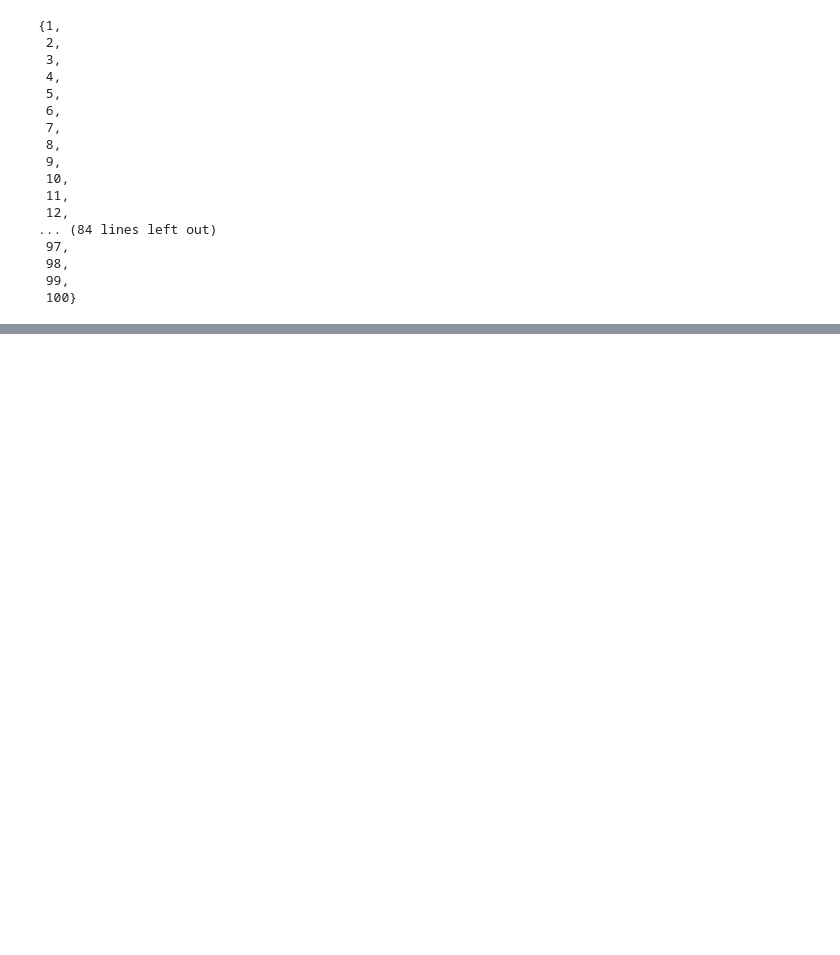
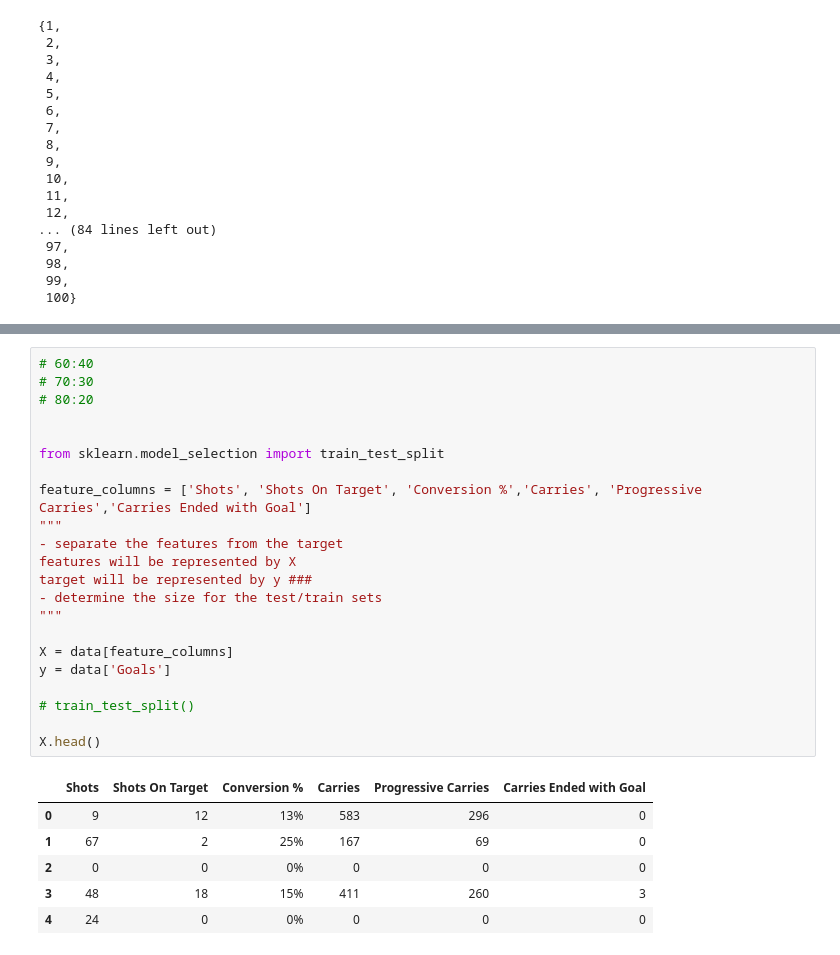
Before and after one commit to MarwaBrian/MockPhase1, a Jupyter notebook: statistics/stats.ipynb, the cells around one changed output, grey strips where cells are left out. Cells and saved outputs as stored; diff of their text form; blank space fills up the shorter version.

Commit message:
splitting using train_test_split

```diff
--- a/statistics/stats.ipynb
+++ b/statistics/stats.ipynb
@@ -110,0 +173,29 @@ universal_set
+# %%
+# 60:40
+# 70:30
+# 80:20
+
+
+from sklearn.model_selection import train_test_split
+
+feature_columns = ['Shots', 'Shots On Target', 'Conversion %','Carries', 'Progressive Carries','Carries Ended with Goal']
+"""
+- separate the features from the target
+features will be represented by X
+target will be represented by y ###
+- determine the size for the test/train sets
+"""
+
+X = data[feature_columns]
+y = data['Goals']
+
+# train_test_split()
+
+X.head()
+# %% [output]
+|  | Shots | Shots On Target | Conversion % | Carries | Progressive Carries | Carries Ended with Goal |
+| 0 | 9 | 12 | 13% | 583 | 296 | 0 |
+| 1 | 67 | 2 | 25% | 167 | 69 | 0 |
+| 2 | 0 | 0 | 0% | 0 | 0 | 0 |
+| 3 | 48 | 18 | 15% | 411 | 260 | 3 |
+| 4 | 24 | 0 | 0% | 0 | 0 | 0 |
```
Also changed, not shown: parts of 15 cells of this notebook.
